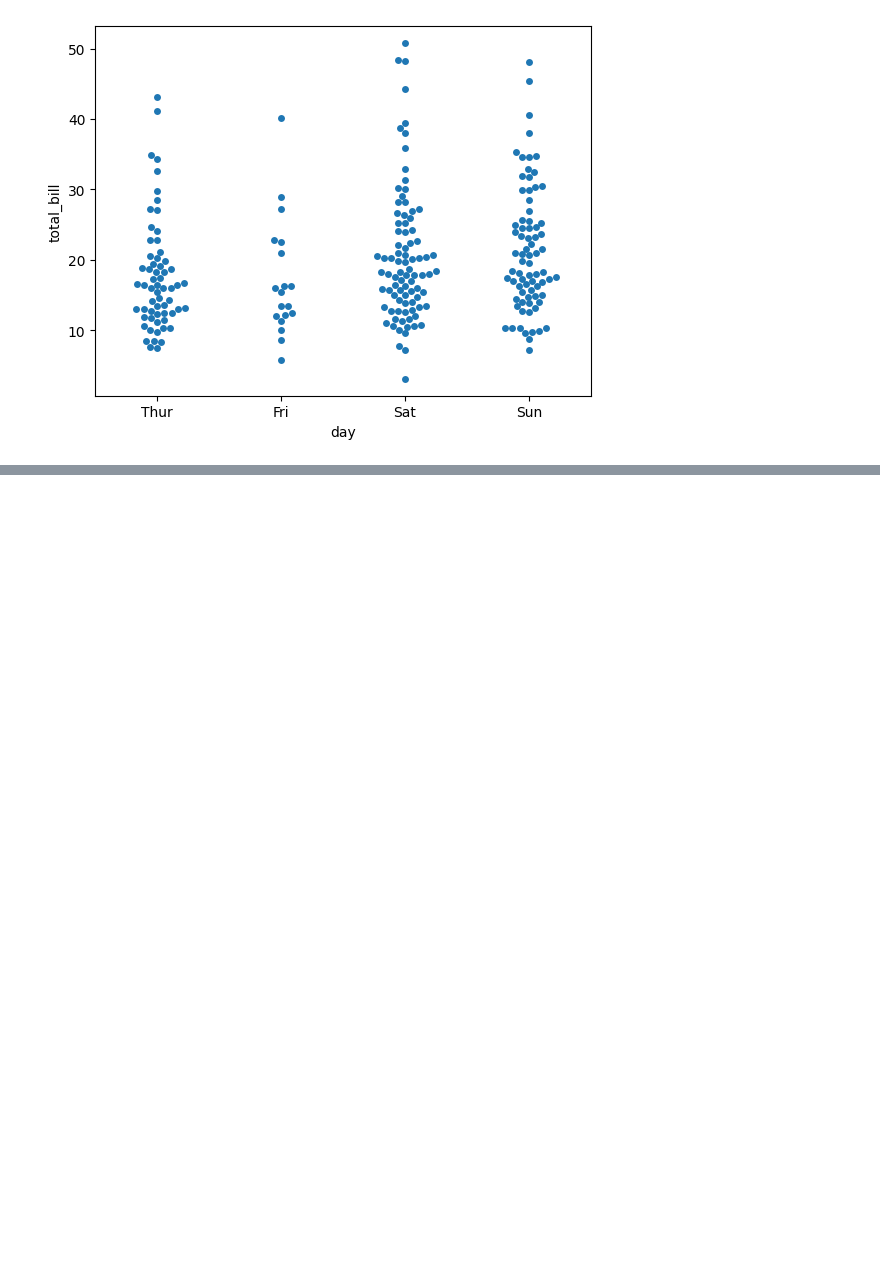
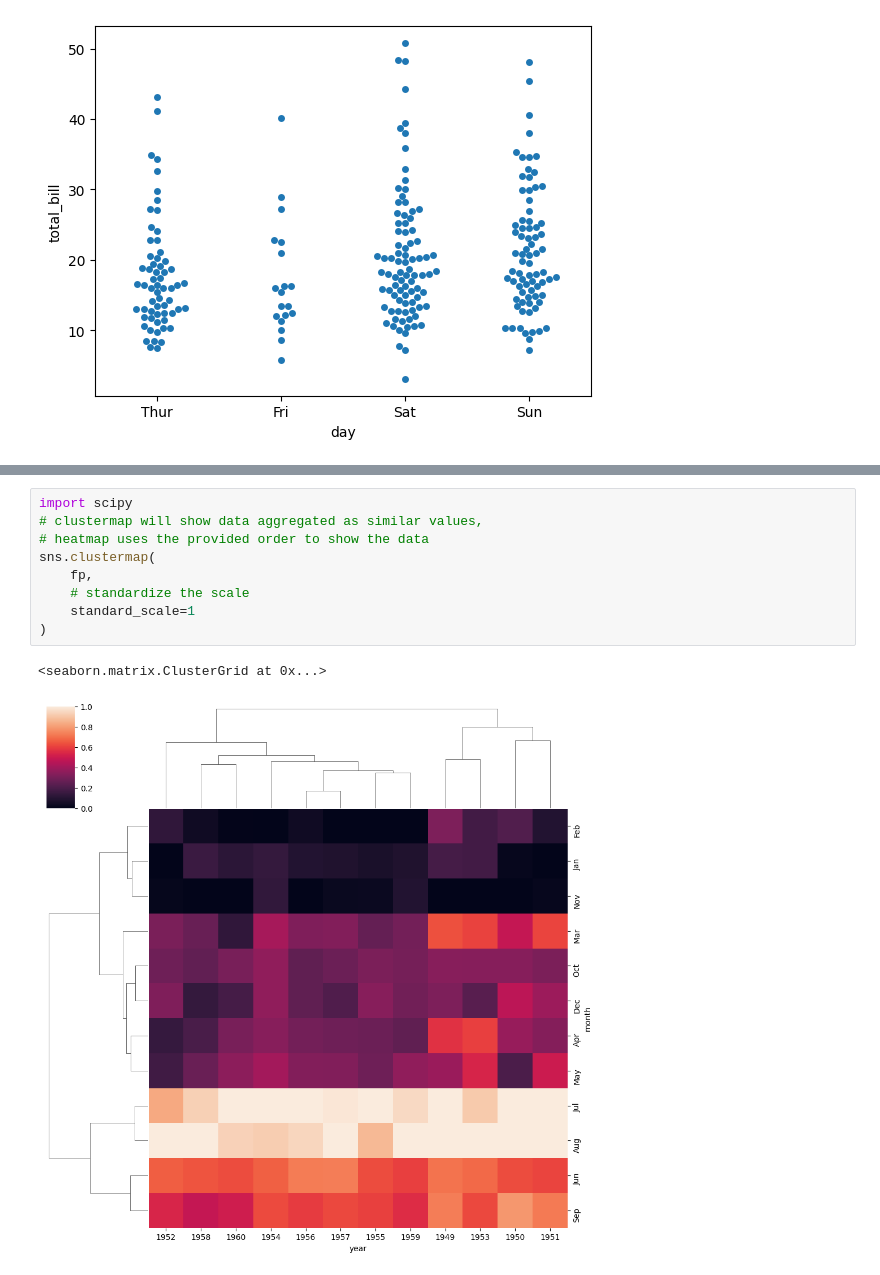
Before and after one commit to LorenzoRottigni/md-documentations, a Jupyter notebook: machine-learning/udemy-bootcamp/06-seaborn/06-seaborn.ipynb, the cells around one changed output, grey strips where cells are left out. Saved outputs shown, nothing was run; the diff lists cells and outputs as text; blank space fills up the shorter version.

Commit message:
FEAT: 06-seaborn part 3

```diff
--- a/machine-learning/udemy-bootcamp/06-seaborn/06-seaborn.ipynb
+++ b/machine-learning/udemy-bootcamp/06-seaborn/06-seaborn.ipynb
@@ -137,0 +175,12 @@ AttributeError: module 'seaborn' has no attribute 'factorplot'
+# %%
+import scipy
+# clustermap will show data aggregated as similar values,
+# heatmap uses the provided order to show the data
+sns.clustermap(
+    fp,
+    # standardize the scale
+    standard_scale=1
+)
+# %% [output]
+<seaborn.matrix.ClusterGrid at 0x...>
+[figure, added]
```
Also changed, not shown: parts of 4 cells of this notebook, 1 other file.
